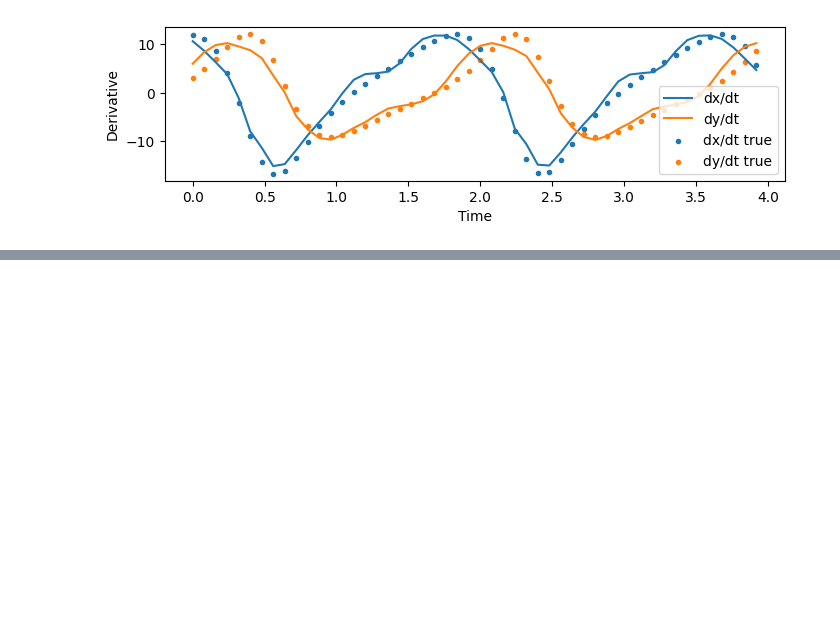
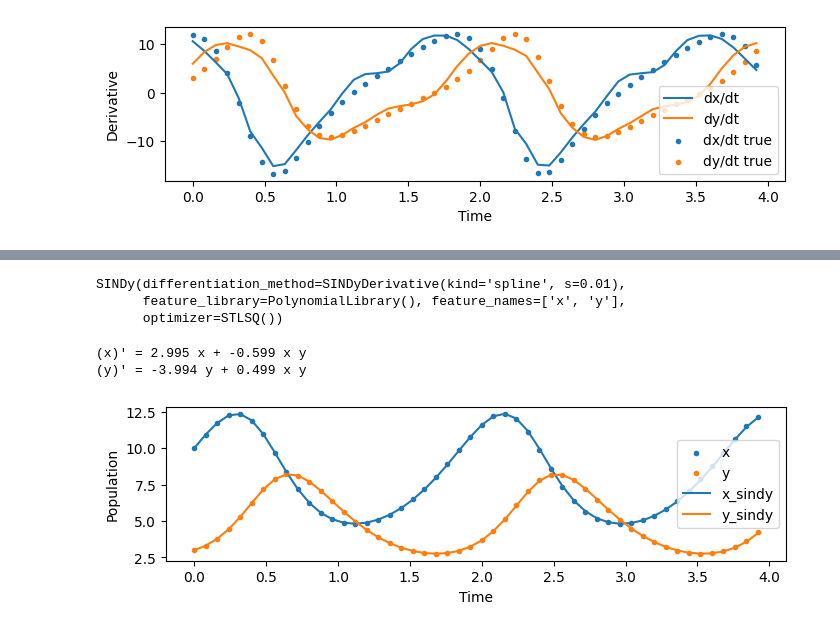
Before and after one commit to costasmexis/ModelMind, a Jupyter notebook: NODE/lotka-volterra.ipynb, the cells around one changed output, grey strips where cells are left out. Saved outputs shown, nothing was run; the diff lists cells and outputs as text; code cells hidden in the pictures; blank space fills up the shorter version.

Commit message:
lv model

```diff
--- a/NODE/lotka-volterra.ipynb
+++ b/NODE/lotka-volterra.ipynb
@@ -160,0 +166,6 @@ plt.show()
+# %%
+# Data from tensors to numpy
+y_true_np = y_true.cpu().detach().numpy()
+ts_np = ts.cpu().detach().numpy()
+y0 = [10., 3.]
+t = np.arange(0, 4, 0.08)
@@ -160,0 +179,27 @@ plt.show()
+# %%
+si_model = ps.SINDy(differentiation_method=ps.SINDyDerivative(kind="spline", s=1e-2), feature_names=['x', 'y'])
+print(si_model)
+# %% [output]
+SINDy(differentiation_method=SINDyDerivative(kind='spline', s=0.01),
+      feature_library=PolynomialLibrary(), feature_names=['x', 'y'],
+      optimizer=STLSQ())
+# %%
+si_model.fit(y_true_np, t=t)
+si_model.print()
+# %% [output]
+(x)' = 2.995 x + -0.599 x y
+(y)' = -3.994 y + 0.499 x y
+# %%
+y_sindy = si_model.simulate(y0, t)
+
+plt.figure(figsize=(8, 2))
+plt.scatter(ts_np, y_true_np[:,0], label='x', marker='.')
+plt.scatter(ts_np, y_true_np[:,1], label='y', marker='.')
+plt.plot(t, y_sindy[:,0], label='x_sindy')
+plt.plot(t, y_sindy[:,1], label='y_sindy')
+plt.xlabel('Time')
+plt.ylabel('Population')
+plt.legend()
+plt.show()
+# %% [output]
+[figure, added]
```
Also changed, not shown: parts of 3 cells of this notebook.
